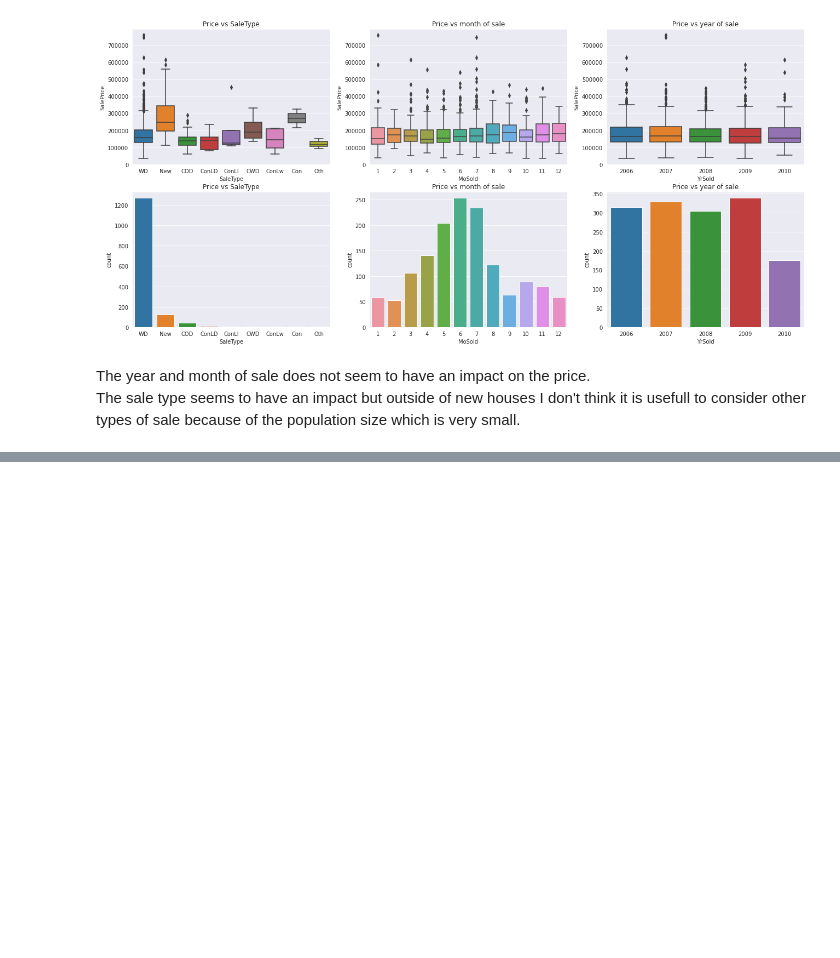
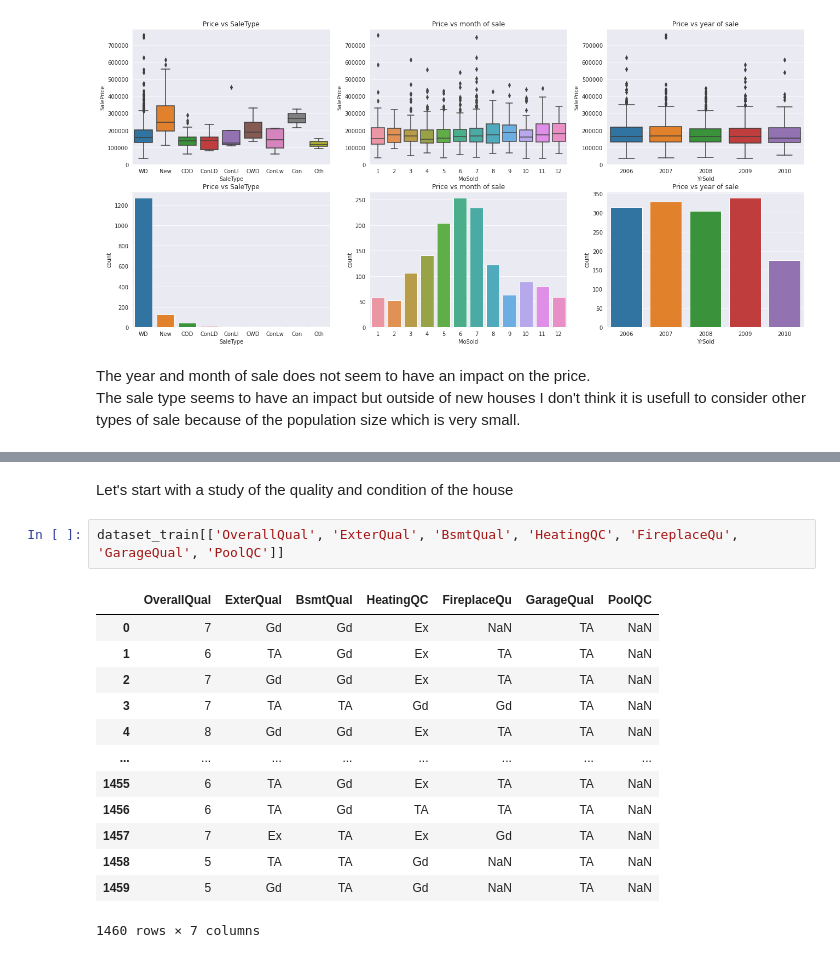
Before and after one commit to max-lutz/Kaggle_competitions, a Jupyter notebook: house-price-regression-full-eda-ml-workflow.ipynb, the cells around one changed output, grey strips where cells are left out. Cells and saved outputs as stored; diff of their text form; blank space fills up the shorter version.

```diff
--- a/house-price-regression-full-eda-ml-workflow.ipynb
+++ b/house-price-regression-full-eda-ml-workflow.ipynb
@@ -554,0 +392,18 @@ print("Your submission was successfully saved!")
+# %% [markdown]
+Let's start with a study of the quality and condition of the house
+# %%
+dataset_train[['OverallQual', 'ExterQual', 'BsmtQual', 'HeatingQC', 'FireplaceQu', 'GarageQual', 'PoolQC']]
+# %% [output]
+|  | OverallQual | ExterQual | BsmtQual | HeatingQC | FireplaceQu | GarageQual | PoolQC |
+| 0 | 7 | Gd | Gd | Ex | NaN | TA | NaN |
+| 1 | 6 | TA | Gd | Ex | TA | TA | NaN |
+| 2 | 7 | Gd | Gd | Ex | TA | TA | NaN |
+| 3 | 7 | TA | TA | Gd | Gd | TA | NaN |
+| 4 | 8 | Gd | Gd | Ex | TA | TA | NaN |
+| ... | ... | ... | ... | ... | ... | ... | ... |
+| 1455 | 6 | TA | Gd | Ex | TA | TA | NaN |
+| 1456 | 6 | TA | Gd | TA | TA | TA | NaN |
+| 1457 | 7 | Ex | TA | Ex | Gd | TA | NaN |
+| 1458 | 5 | TA | TA | Gd | NaN | TA | NaN |
+| 1459 | 5 | Gd | TA | Gd | NaN | TA | NaN |
+1460 rows × 7 columns
```
Also changed, not shown: parts of 39 cells of this notebook.
